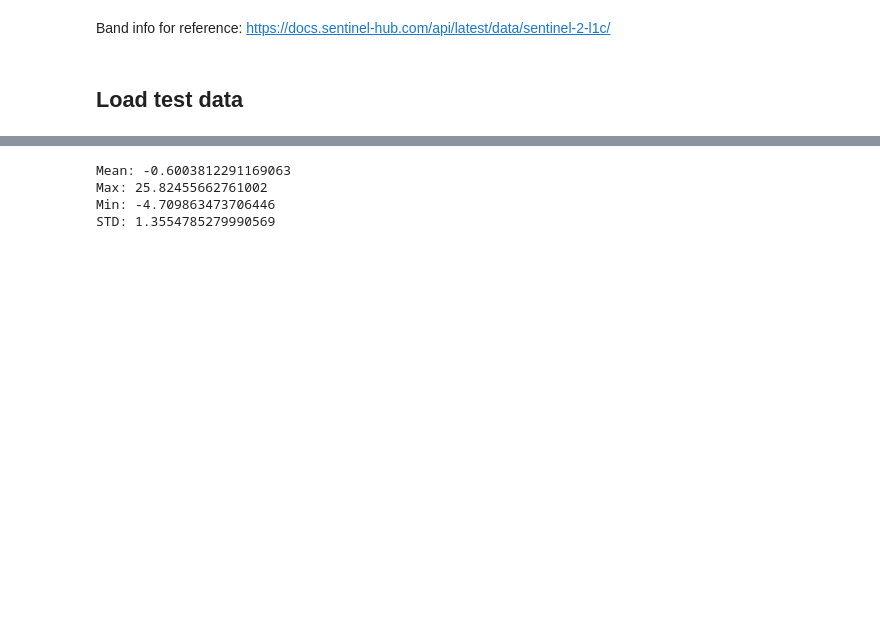
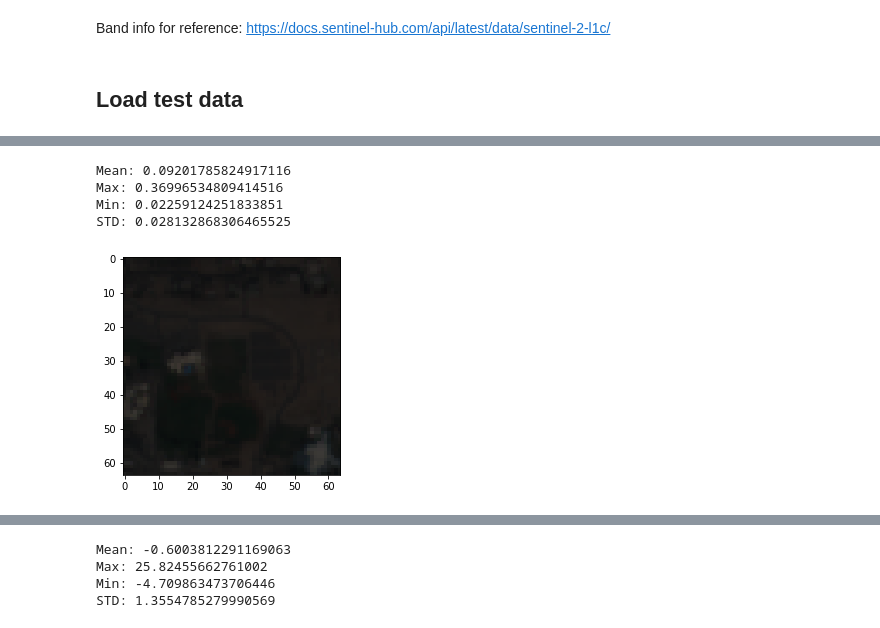
Before and after one commit to shgaurav1/DVG, a Jupyter notebook: satellite_baselines.ipynb, the cells around one changed output, grey strips where cells are left out. Saved outputs shown, nothing was run; the diff lists cells and outputs as text; code cells hidden in the pictures; blank space fills up the shorter version.

```diff
--- a/satellite_baselines.ipynb
+++ b/satellite_baselines.ipynb
@@ -44,0 +66,8 @@ def check_data(tile, month=7):
+# %%
+check_data(test_data_minmax[2], for_viewing=False)
+# %% [output]
+Mean: 0.09201785824917116
+Max: 0.36996534809414516
+Min: 0.02259124251833851
+STD: 0.028132868306465525
+[figure, added]
```
Also changed, not shown: parts of 20 cells of this notebook, 1 other file.
